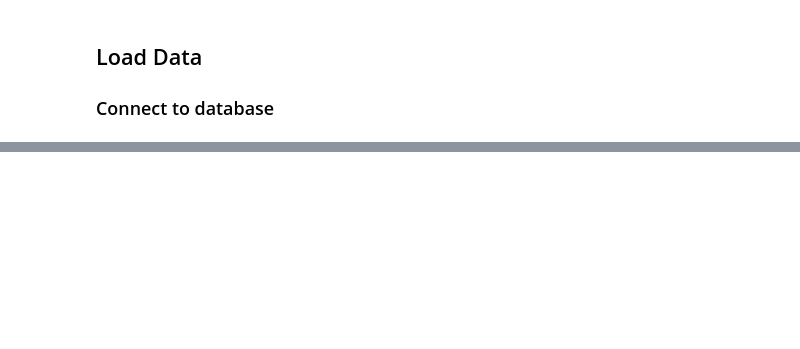
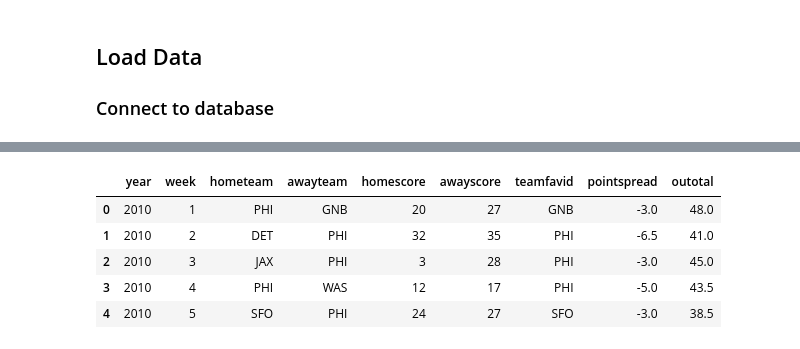
Before and after one commit to BennyC31/project_2_etl, a Jupyter notebook: project2.ipynb, the cells around one changed output, grey strips where cells are left out. Saved outputs shown, nothing was run; the diff lists cells and outputs as text; code cells hidden in the pictures; blank space fills up the shorter version.

```diff
--- a/project2.ipynb
+++ b/project2.ipynb
@@ -287,2 +311,11 @@ ret_df.to_sql(name='gamestats', con=engine, schema='football_sch', if_exists='ap
+# %%
+pd.read_sql_query("select * from football_sch.gameresults where hometeam='PHI' or awayteam='PHI'", con=engine).head()
+# %% [output]
+|  | year | week | hometeam | awayteam | homescore | awayscore | teamfavid | pointspread | outotal |
+| 0 | 2010 | 1 | PHI | GNB | 20 | 27 | GNB | -3.0 | 48.0 |
+| 1 | 2010 | 2 | DET | PHI | 32 | 35 | PHI | -6.5 | 41.0 |
+| 2 | 2010 | 3 | JAX | PHI | 3 | 28 | PHI | -3.0 | 45.0 |
+| 3 | 2010 | 4 | PHI | WAS | 12 | 17 | PHI | -5.0 | 43.5 |
+| 4 | 2010 | 5 | SFO | PHI | 24 | 27 | SFO | -3.0 | 38.5 |
 # %%
 engine.dispose()
```
Also changed, not shown: parts of 10 cells of this notebook, 4 other files.
